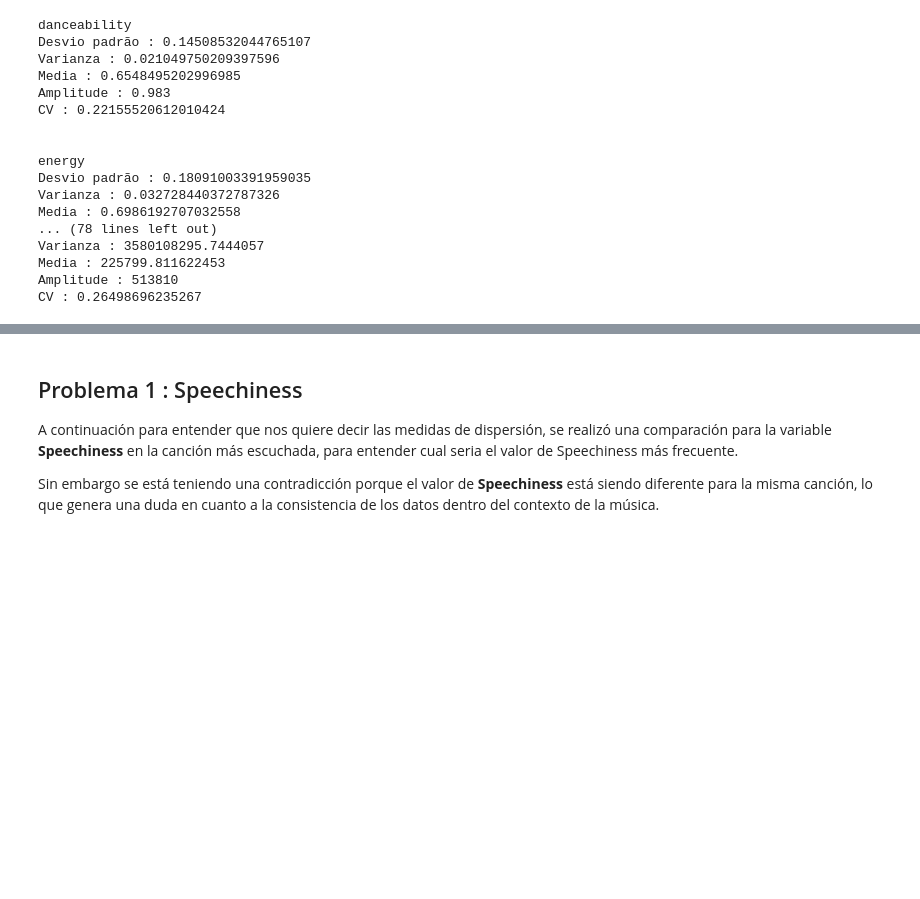
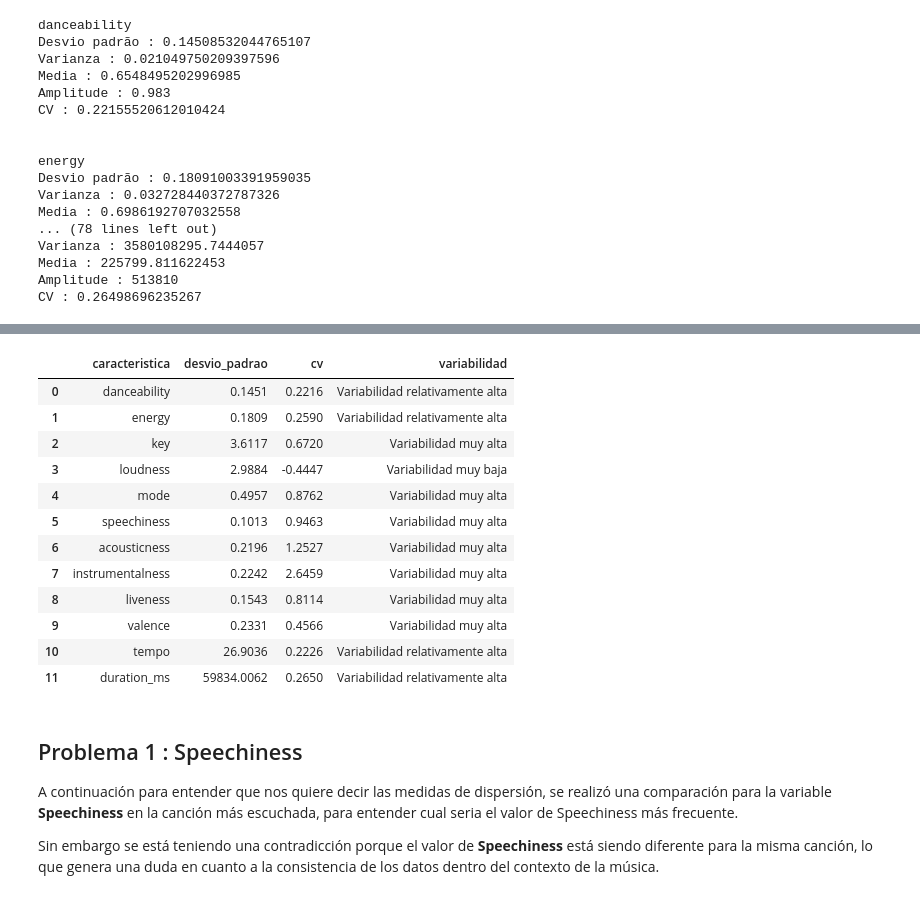
Before and after one commit to Magvride/Spotify-Recommendations, a Jupyter notebook: Ciência_de_Dados_G1.ipynb, the cells around one changed output, grey strips where cells are left out. Drawn from its saved outputs; the diff is of its cells as text; code cells hidden in the pictures; blank space fills up the shorter version.

```diff
--- a/Ciência_de_Dados_G1.ipynb
+++ b/Ciência_de_Dados_G1.ipynb
@@ -241,3 +253,51 @@ CV : 0.26498696235267
+# %%
+import pandas as pd
+
+features = ['danceability', 'energy', 'key', 'loudness', 'mode', 'speechiness',
+            'acousticness', 'instrumentalness', 'liveness', 'valence', 'tempo', 'duration_ms']
+
+df_cv = pd.DataFrame(columns=["caracteristica", "desvio_padrao", "cv", "variabilidad"])
+
+for feature in features:
+    std_val = df[feature].std()
+    mean_val = df[feature].mean()
+    cv = std_val / mean_val  # Coeficiente de variación relativo
+
+    # Definimos la etiqueta según el CV
+    if cv < 0.10:
+        variabilidad = "Variabilidad muy baja"
+    elif cv < 0.20:
+        variabilidad = "Variabilidad moderada"
+    elif cv < 0.30:
+        variabilidad = "Variabilidad relativamente alta"
+    else:
+        variabilidad = "Variabilidad muy alta"
+
+    # Añadimos la fila al DataFrame
+    df_cv = pd.concat([df_cv, pd.DataFrame([{
+        "caracteristica": feature,
+        "desvio_padrao": std_val,
+        "cv": cv,
+        "variabilidad": variabilidad
+    }])], ignore_index=True)
+
+# Mostramos el DataFrame
+pd.set_option("display.float_format", "{:.4f}".format)  # opcional, para números más bonitos
+df_cv
+# %% [output]
+|  | caracteristica | desvio_padrao | cv | variabilidad |
+| 0 | danceability | 0.1451 | 0.2216 | Variabilidad relativamente alta |
+| 1 | energy | 0.1809 | 0.2590 | Variabilidad relativamente alta |
+| 2 | key | 3.6117 | 0.6720 | Variabilidad muy alta |
+| 3 | loudness | 2.9884 | -0.4447 | Variabilidad muy baja |
+| 4 | mode | 0.4957 | 0.8762 | Variabilidad muy alta |
+| 5 | speechiness | 0.1013 | 0.9463 | Variabilidad muy alta |
+| 6 | acousticness | 0.2196 | 1.2527 | Variabilidad muy alta |
+| 7 | instrumentalness | 0.2242 | 2.6459 | Variabilidad muy alta |
+| 8 | liveness | 0.1543 | 0.8114 | Variabilidad muy alta |
+| 9 | valence | 0.2331 | 0.4566 | Variabilidad muy alta |
+| 10 | tempo | 26.9036 | 0.2226 | Variabilidad relativamente alta |
+| 11 | duration_ms | 59834.0062 | 0.2650 | Variabilidad relativamente alta |
 # %% [markdown]
 ## Problema 1 : Speechiness
 
```
Also changed, not shown: parts of 1 cell of this notebook.
